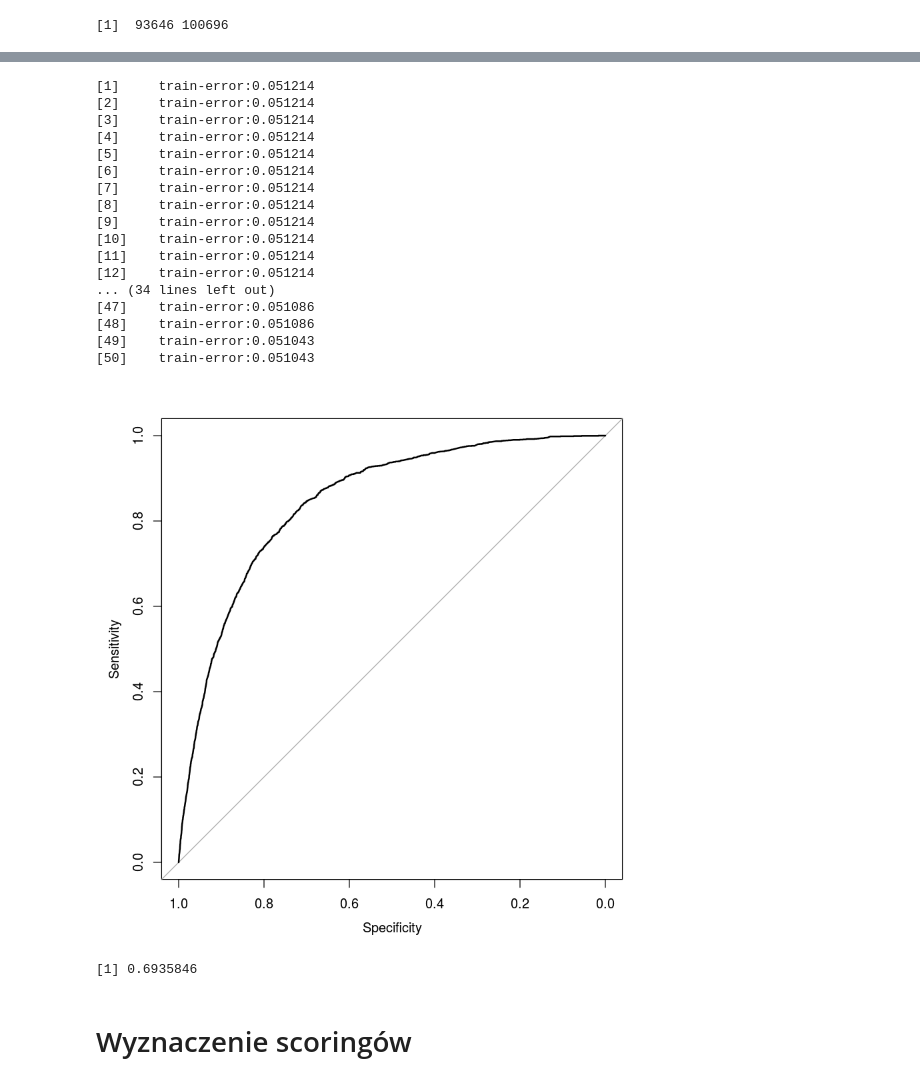
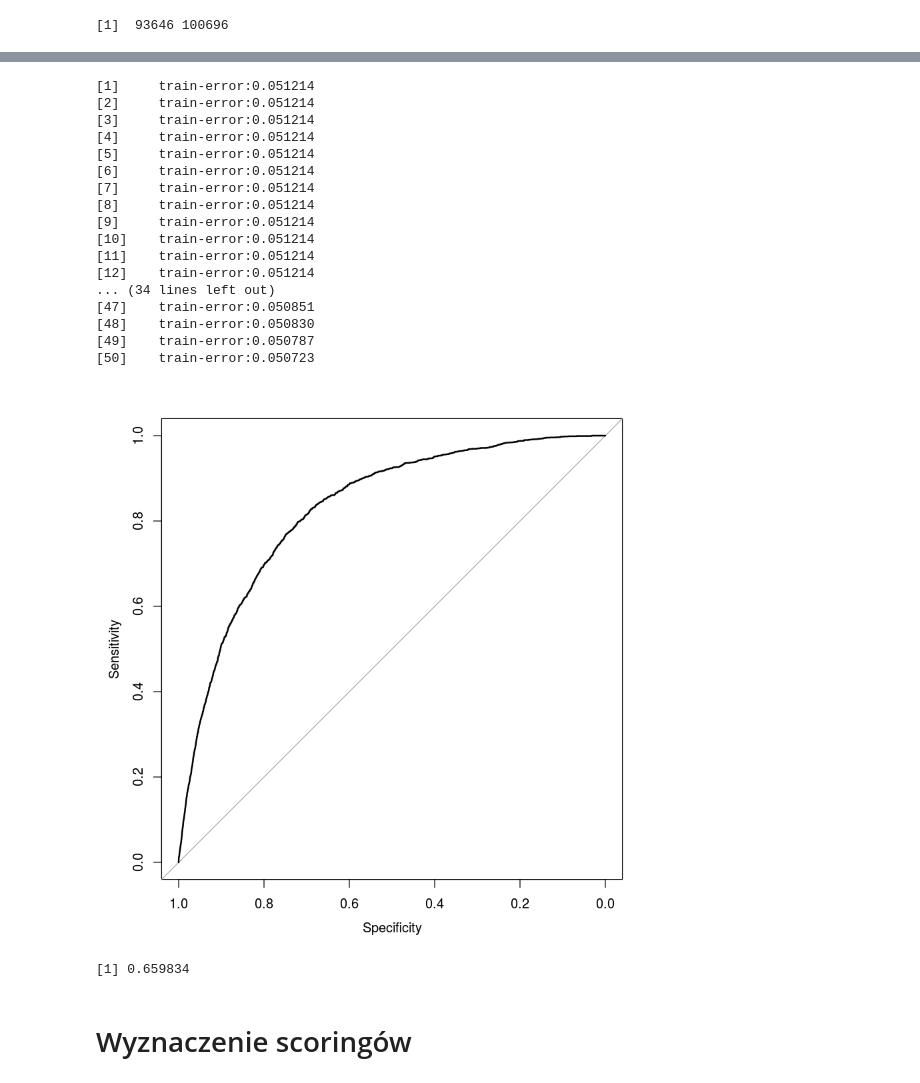
Before and after one commit to Noctiphobia/ABH-Classification, a Jupyter notebook: preproc_notebook.ipynb, the cells around one changed output, grey strips where cells are left out. Cells and saved outputs as stored; diff of their text form; code cells hidden in the pictures.

```diff
--- a/preproc_notebook.ipynb
+++ b/preproc_notebook.ipynb
@@ -823,40 +831,40 @@ xgModel$bestTune #to bedzie uzywane ponizej
 # %%
-trainxg = xgb.DMatrix(md[fold1,],label=train4$Sale.success[fold1])
-testxg = xgb.DMatrix(md[fold2,])
+trainxg = xgb.DMatrix(xgtrain[fold1,],label=train4$Sale.success[fold1])
+testxg = xgb.DMatrix(xgtrain[fold2,])
 
 testy_g = train4$Sale.success[fold2]
 
 #test_g = test_g[,-which(colnames(test_g)=='Sale.success')]
 
 g=  xgboost(params= xgModel$bestTune, data = trainxg, nrounds=50, objective = "binary:logistic")
 
 pred = predict(g,testxg,type="response")
 
 rxg = roc(testy_g,pred)
 plot.roc(rxg)
 # %% [output]
 [1]     train-error:0.051214
 [2]     train-error:0.051214
 [3]     train-error:0.051214
 [4]     train-error:0.051214
 [5]     train-error:0.051214
 [6]     train-error:0.051214
 [7]     train-error:0.051214
 [8]     train-error:0.051214
 [9]     train-error:0.051214
 [10]    train-error:0.051214
 [11]    train-error:0.051214
 [12]    train-error:0.051214
 ... (34 lines left out)
-[47]    train-error:0.051086
-[48]    train-error:0.051086
-[49]    train-error:0.051043
-[50]    train-error:0.051043
+[47]    train-error:0.050851
+[48]    train-error:0.050830
+[49]    train-error:0.050787
+[50]    train-error:0.050723
-[figure, old version]
+[figure, new version]
 # %%
 2*pROC::auc(rxg)-1
 # %% [output]
-[1] 0.6935846
+[1] 0.659834
 # %% [markdown]
 # Wyznaczenie scoringów
 # %%
```
Also changed, not shown: parts of 54 cells of this notebook.
